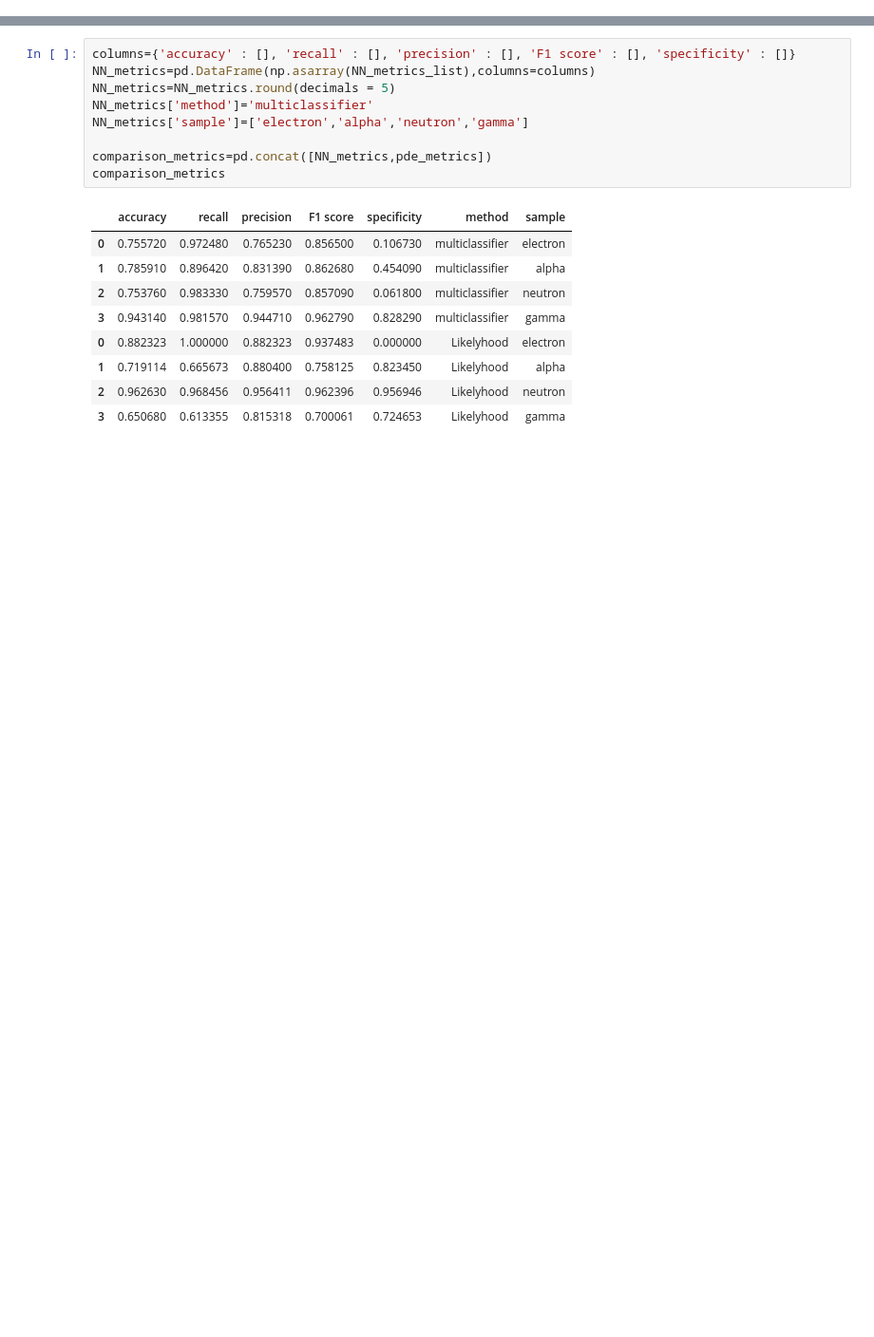
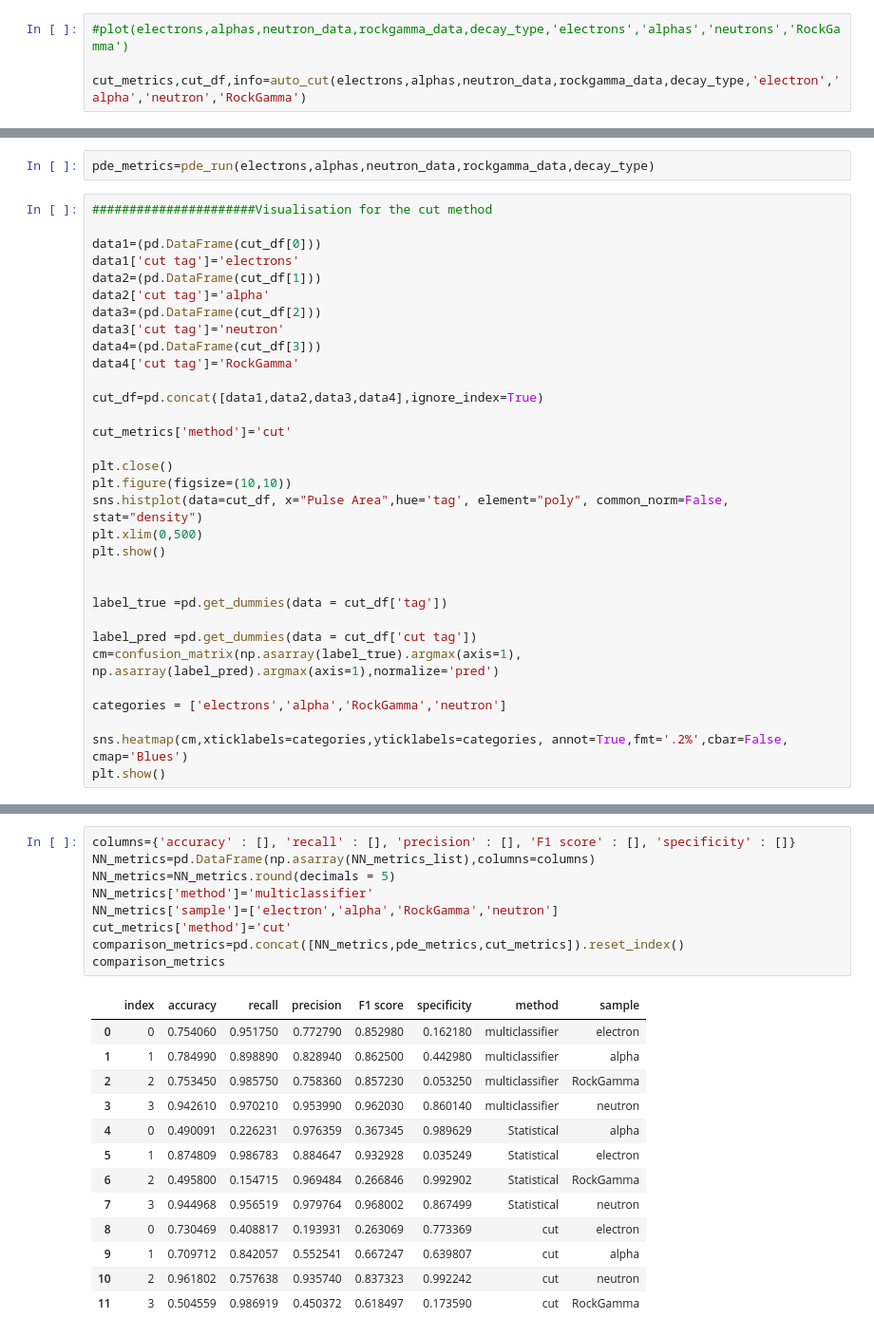
Before and after one commit to Thomas-Long1/LZ_analysis, a Jupyter notebook: LZ_data_analysis.ipynb, the cells around one changed output, grey strips where cells are left out. Shown at 95% size. Saved outputs shown, nothing was run; the diff lists cells and outputs as text; blank space fills up the shorter version.

```diff
--- a/LZ_data_analysis.ipynb
+++ b/LZ_data_analysis.ipynb
@@ -1137,0 +818,4 @@ plt.show()
+# %%
+#plot(electrons,alphas,neutron_data,rockgamma_data,decay_type,'electrons','alphas','neutrons','RockGamma')
+
+cut_metrics,cut_df,info=auto_cut(electrons,alphas,neutron_data,rockgamma_data,decay_type,'electron','alpha','neutron','RockGamma')
@@ -1137,0 +825,34 @@ plt.show()
+# %%
+pde_metrics=pde_run(electrons,alphas,neutron_data,rockgamma_data,decay_type)
+# %%
+######################Visualisation for the cut method
+
+data1=(pd.DataFrame(cut_df[0]))
+data1['cut tag']='electrons'
+data2=(pd.DataFrame(cut_df[1]))
+data2['cut tag']='alpha'
+data3=(pd.DataFrame(cut_df[2]))
+data3['cut tag']='neutron'
+data4=(pd.DataFrame(cut_df[3]))
+data4['cut tag']='RockGamma'
+
+cut_df=pd.concat([data1,data2,data3,data4],ignore_index=True)
+
+cut_metrics['method']='cut'
+
+plt.close()
+plt.figure(figsize=(10,10))
+sns.histplot(data=cut_df, x="Pulse Area",hue='tag', element="poly", common_norm=False, stat="density")
+plt.xlim(0,500)
+plt.show()
+
+
+label_true =pd.get_dummies(data = cut_df['tag'])
+
+label_pred =pd.get_dummies(data = cut_df['cut tag'])
+cm=confusion_matrix(np.asarray(label_true).argmax(axis=1), np.asarray(label_pred).argmax(axis=1),normalize='pred')
+
+categories = ['electrons','alpha','RockGamma','neutron']
+
+sns.heatmap(cm,xticklabels=categories,yticklabels=categories, annot=True,fmt='.2%',cbar=False, cmap='Blues')
+plt.show()
@@ -1340,19 +1243,23 @@ plt.show()
 # %%
 columns={'accuracy' : [], 'recall' : [], 'precision' : [], 'F1 score' : [], 'specificity' : []}
 NN_metrics=pd.DataFrame(np.asarray(NN_metrics_list),columns=columns)
 NN_metrics=NN_metrics.round(decimals = 5)
 NN_metrics['method']='multiclassifier'
-NN_metrics['sample']=['electron','alpha','neutron','gamma']
-
-comparison_metrics=pd.concat([NN_metrics,pde_metrics])
+NN_metrics['sample']=['electron','alpha','RockGamma','neutron']
+cut_metrics['method']='cut'
+comparison_metrics=pd.concat([NN_metrics,pde_metrics,cut_metrics]).reset_index()
 comparison_metrics
 # %% [output]
-|  | accuracy | recall | precision | F1 score | specificity | method | sample |
-| 0 | 0.755720 | 0.972480 | 0.765230 | 0.856500 | 0.106730 | multiclassifier | electron |
-| 1 | 0.785910 | 0.896420 | 0.831390 | 0.862680 | 0.454090 | multiclassifier | alpha |
-| 2 | 0.753760 | 0.983330 | 0.759570 | 0.857090 | 0.061800 | multiclassifier | neutron |
-| 3 | 0.943140 | 0.981570 | 0.944710 | 0.962790 | 0.828290 | multiclassifier | gamma |
-| 0 | 0.882323 | 1.000000 | 0.882323 | 0.937483 | 0.000000 | Likelyhood | electron |
-| 1 | 0.719114 | 0.665673 | 0.880400 | 0.758125 | 0.823450 | Likelyhood | alpha |
-| 2 | 0.962630 | 0.968456 | 0.956411 | 0.962396 | 0.956946 | Likelyhood | neutron |
-| 3 | 0.650680 | 0.613355 | 0.815318 | 0.700061 | 0.724653 | Likelyhood | gamma |
+|  | index | accuracy | recall | precision | F1 score | specificity | method | sample |
+| 0 | 0 | 0.754060 | 0.951750 | 0.772790 | 0.852980 | 0.162180 | multiclassifier | electron |
+| 1 | 1 | 0.784990 | 0.898890 | 0.828940 | 0.862500 | 0.442980 | multiclassifier | alpha |
+| 2 | 2 | 0.753450 | 0.985750 | 0.758360 | 0.857230 | 0.053250 | multiclassifier | RockGamma |
+| 3 | 3 | 0.942610 | 0.970210 | 0.953990 | 0.962030 | 0.860140 | multiclassifier | neutron |
+| 4 | 0 | 0.490091 | 0.226231 | 0.976359 | 0.367345 | 0.989629 | Statistical | alpha |
+| 5 | 1 | 0.874809 | 0.986783 | 0.884647 | 0.932928 | 0.035249 | Statistical | electron |
+| 6 | 2 | 0.495800 | 0.154715 | 0.969484 | 0.266846 | 0.992902 | Statistical | RockGamma |
+| 7 | 3 | 0.944968 | 0.956519 | 0.979764 | 0.968002 | 0.867499 | Statistical | neutron |
+| 8 | 0 | 0.730469 | 0.408817 | 0.193931 | 0.263069 | 0.773369 | cut | electron |
+| 9 | 1 | 0.709712 | 0.842057 | 0.552541 | 0.667247 | 0.639807 | cut | alpha |
+| 10 | 2 | 0.961802 | 0.757638 | 0.935740 | 0.837323 | 0.992242 | cut | neutron |
+| 11 | 3 | 0.504559 | 0.986919 | 0.450372 | 0.618497 | 0.173590 | cut | RockGamma |
```
Also changed, not shown: parts of 47 cells of this notebook.
